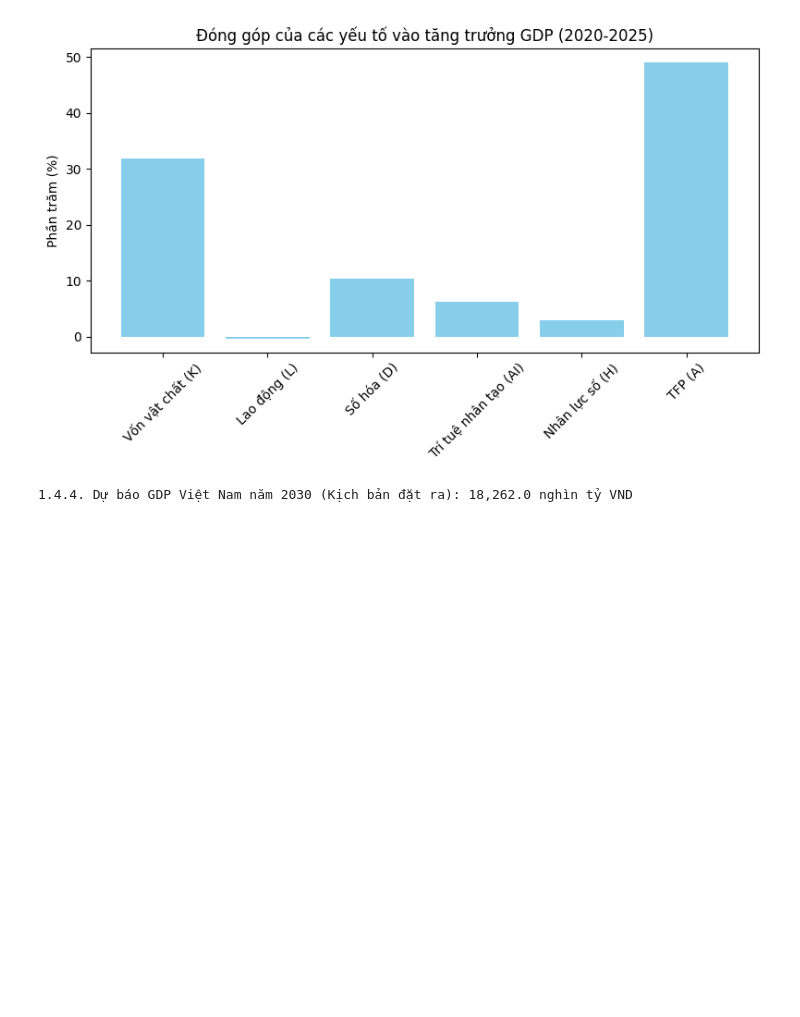
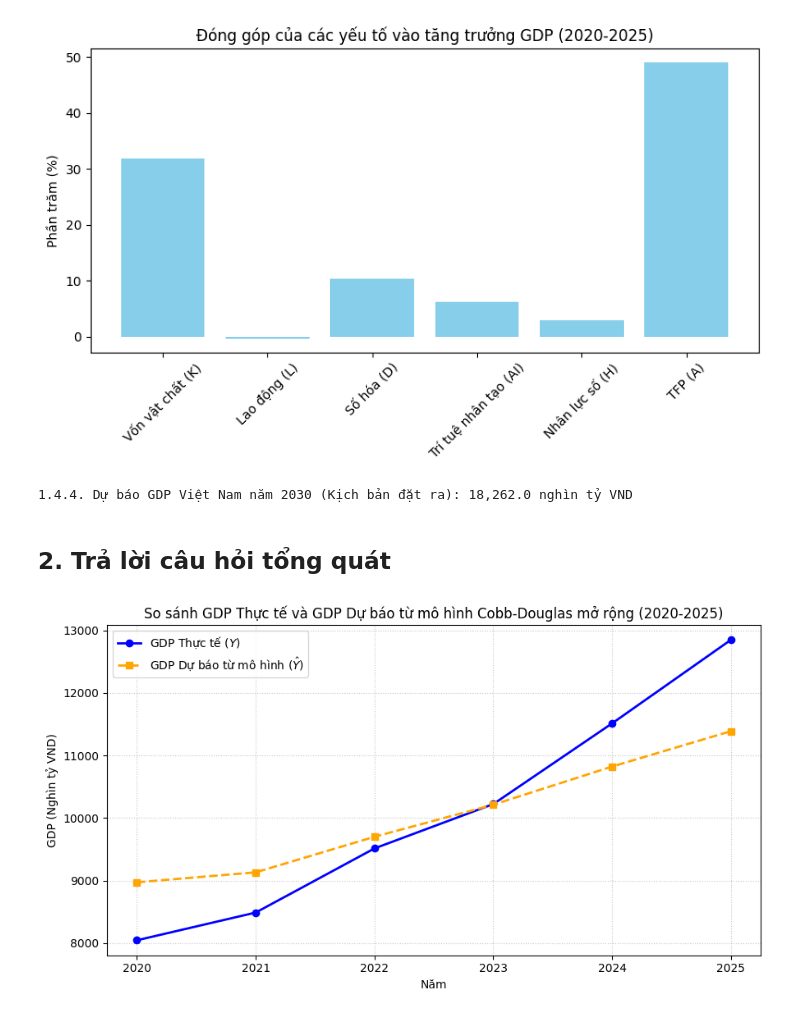
Before and after one commit to Doan0904/aideom_vn, a Jupyter notebook: notebooks/bai01_cobb_douglas.ipynb, the cells around one changed output. Drawn from its saved outputs; the diff is of its cells as text; code cells hidden in the pictures; blank space fills up the shorter version.

Commit message:
THêm trả lời tổng quát câu 1

```diff
--- a/notebooks/bai01_cobb_douglas.ipynb
+++ b/notebooks/bai01_cobb_douglas.ipynb
@@ -111,3 +113,22 @@ MAPE (Sai số phần trăm tuyệt đối trung bình): 6.42%
 5                TFP (A)     49.076015
 [figure]
 1.4.4. Dự báo GDP Việt Nam năm 2030 (Kịch bản đặt ra): 18,262.0 nghìn tỷ VND
+# %% [markdown]
+## 2. Trả lời câu hỏi tổng quát
+# %%
+# ==========================================
+# VẼ BIỂU ĐỒ SO SÁNH GDP THỰC TẾ VÀ DỰ BÁO
+# ==========================================
+plt.figure(figsize=(9, 5))
+plt.plot(years, Y, marker='o', linestyle='-', linewidth=2, color='blue', label='GDP Thực tế ($Y$)')
+plt.plot(years, Y_pred, marker='s', linestyle='--', linewidth=2, color='orange', label='GDP Dự báo từ mô hình ($\hat{Y}$)')
+
+plt.title('So sánh GDP Thực tế và GDP Dự báo từ mô hình Cobb-Douglas mở rộng (2020-2025)')
+plt.xlabel('Năm')
+plt.ylabel('GDP (Nghìn tỷ VND)')
+plt.legend(loc='upper left')
+plt.grid(True, linestyle=':', alpha=0.7)
+plt.tight_layout()
+plt.show()
+# %% [output]
+[figure, added]
```
Also changed, not shown: parts of 3 cells of this notebook.
